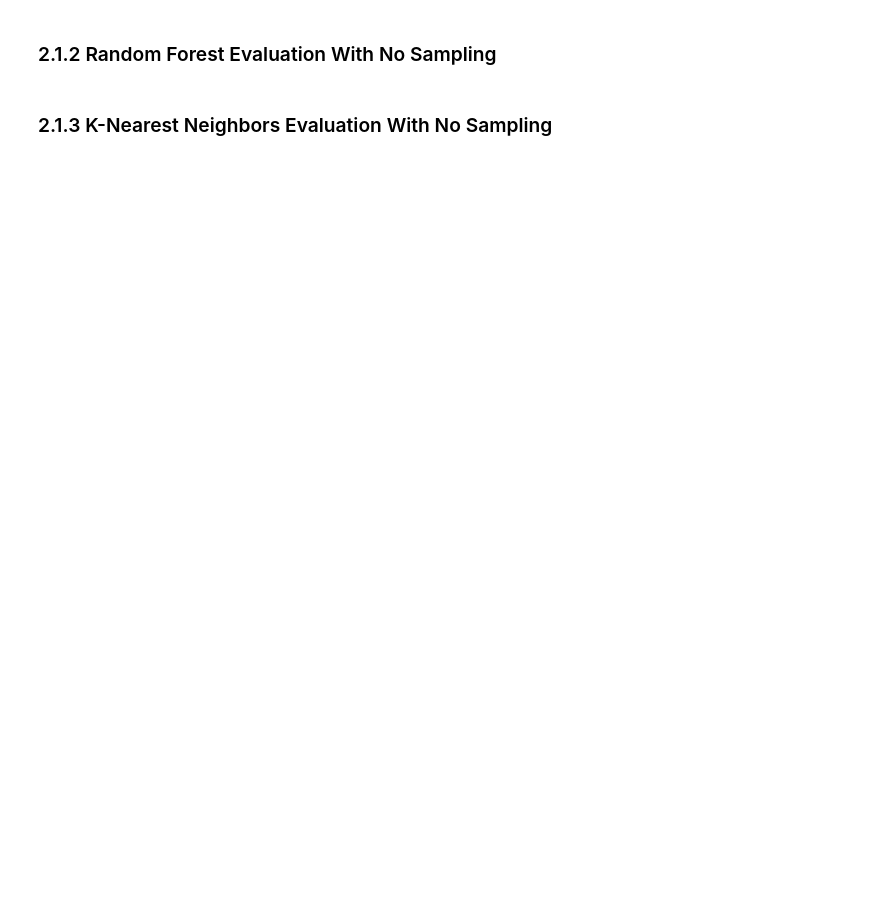
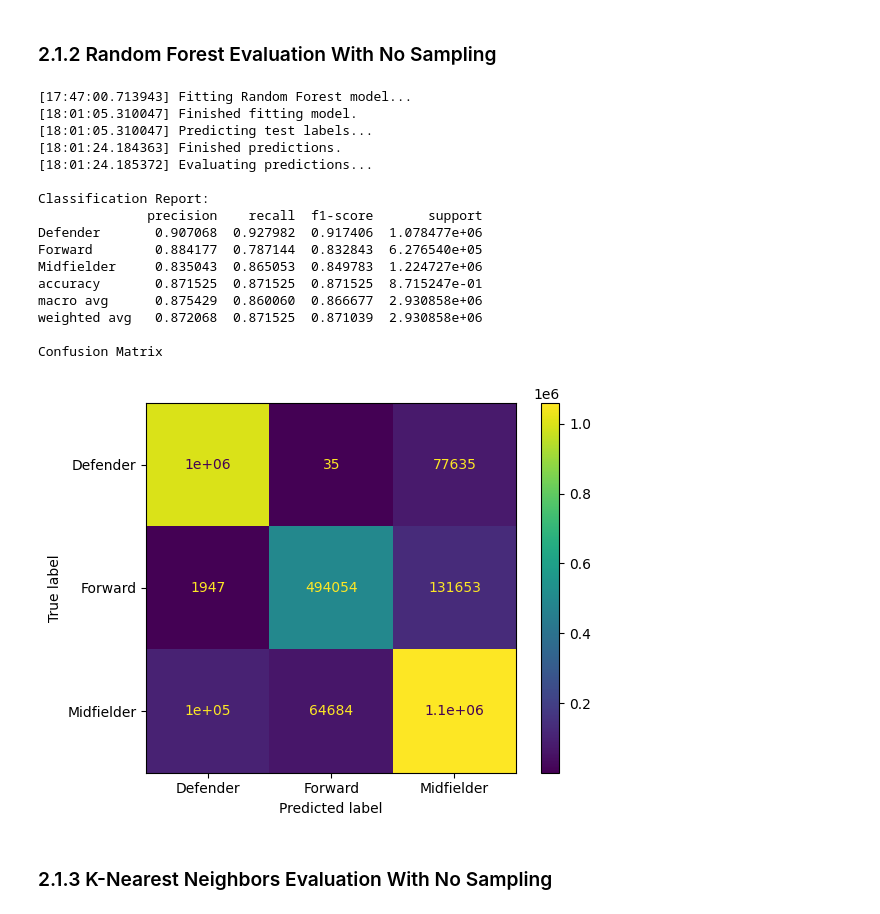
Before and after one commit to mohona6646/SOEN471_Project, a Jupyter notebook: model/model_evaluation.ipynb, the cells around one changed output. Saved outputs shown, nothing was run; the diff lists cells and outputs as text; code cells hidden in the pictures; blank space fills up the shorter version.

```diff
--- a/model/model_evaluation.ipynb
+++ b/model/model_evaluation.ipynb
@@ -260,10 +266,28 @@ ValueError: Expected array-like (array or non-string sequence), got None
 ### 2.1.2 Random Forest Evaluation With No Sampling
 # %%
 rf_model = RandomForestClassifier(max_depth=7, random_state=0)
-rf_predictions = predict(rf_model, "Random Forest", trainingSet, testSet, trainingSetLabels, testSetLabels)
+rf_predictions = predict(rf_model, "Random Forest", trainingSet, testSet, trainingSetLabels)
 
 printf("Evaluating predictions...\n")
-evaluation(testSetLabels,rf_predictions, [0.0,1.0,2.0])
+evaluation(testSetLabels,rf_predictions, rf_model.classes_)
+# %% [output]
+[17:47:00.713943] Fitting Random Forest model...
+[18:01:05.310047] Finished fitting model.
+[18:01:05.310047] Predicting test labels...
+[18:01:24.184363] Finished predictions.
+[18:01:24.185372] Evaluating predictions...
+
+Classification Report:
+              precision    recall  f1-score       support
+Defender       0.907068  0.927982  0.917406  1.078477e+06
+Forward        0.884177  0.787144  0.832843  6.276540e+05
+Midfielder     0.835043  0.865053  0.849783  1.224727e+06
+accuracy       0.871525  0.871525  0.871525  8.715247e-01
+macro avg      0.875429  0.860060  0.866677  2.930858e+06
+weighted avg   0.872068  0.871525  0.871039  2.930858e+06
+
+Confusion Matrix
+[figure, added]
 # %% [markdown]
 ### 2.1.3 K-Nearest Neighbors Evaluation With No Sampling
 # %%
```
Also changed, not shown: parts of 11 cells of this notebook, 1 other file.
